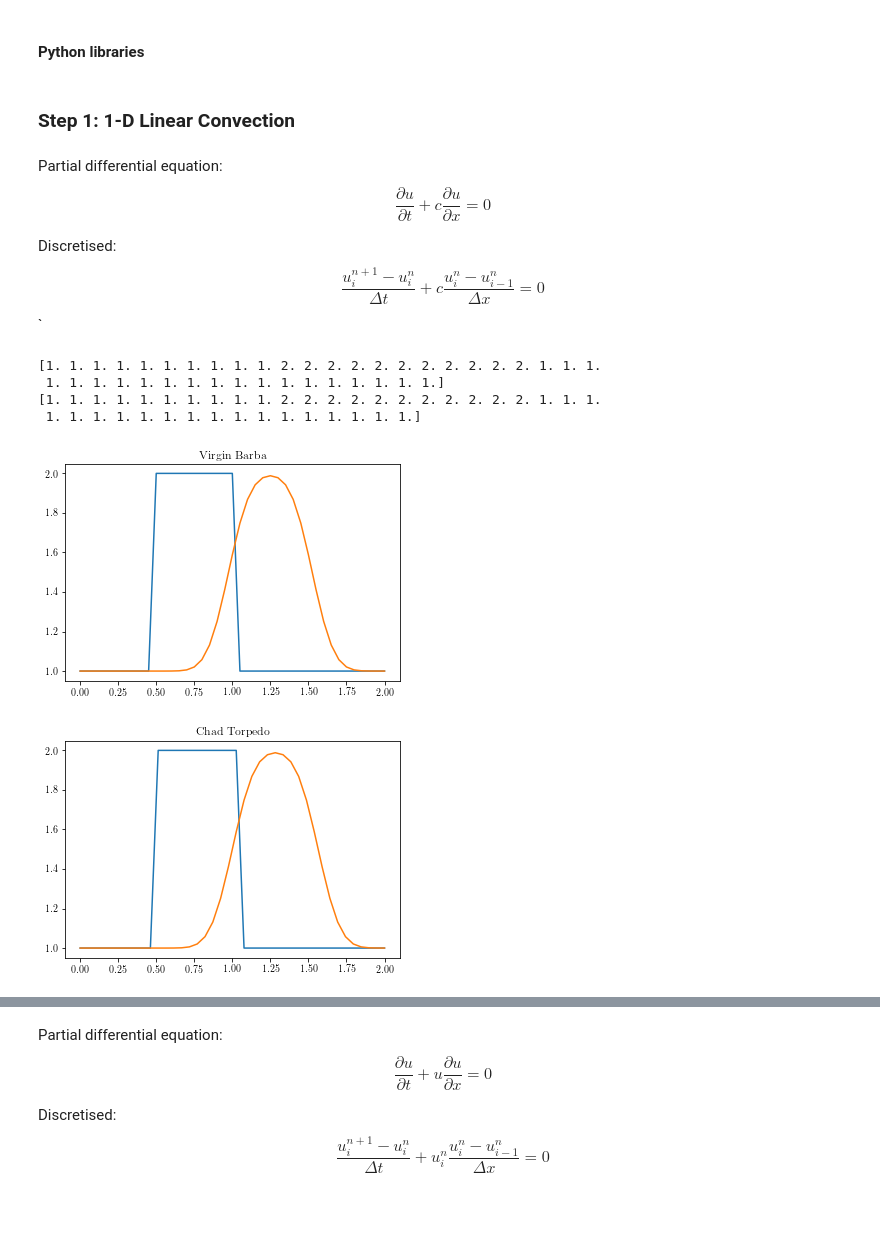
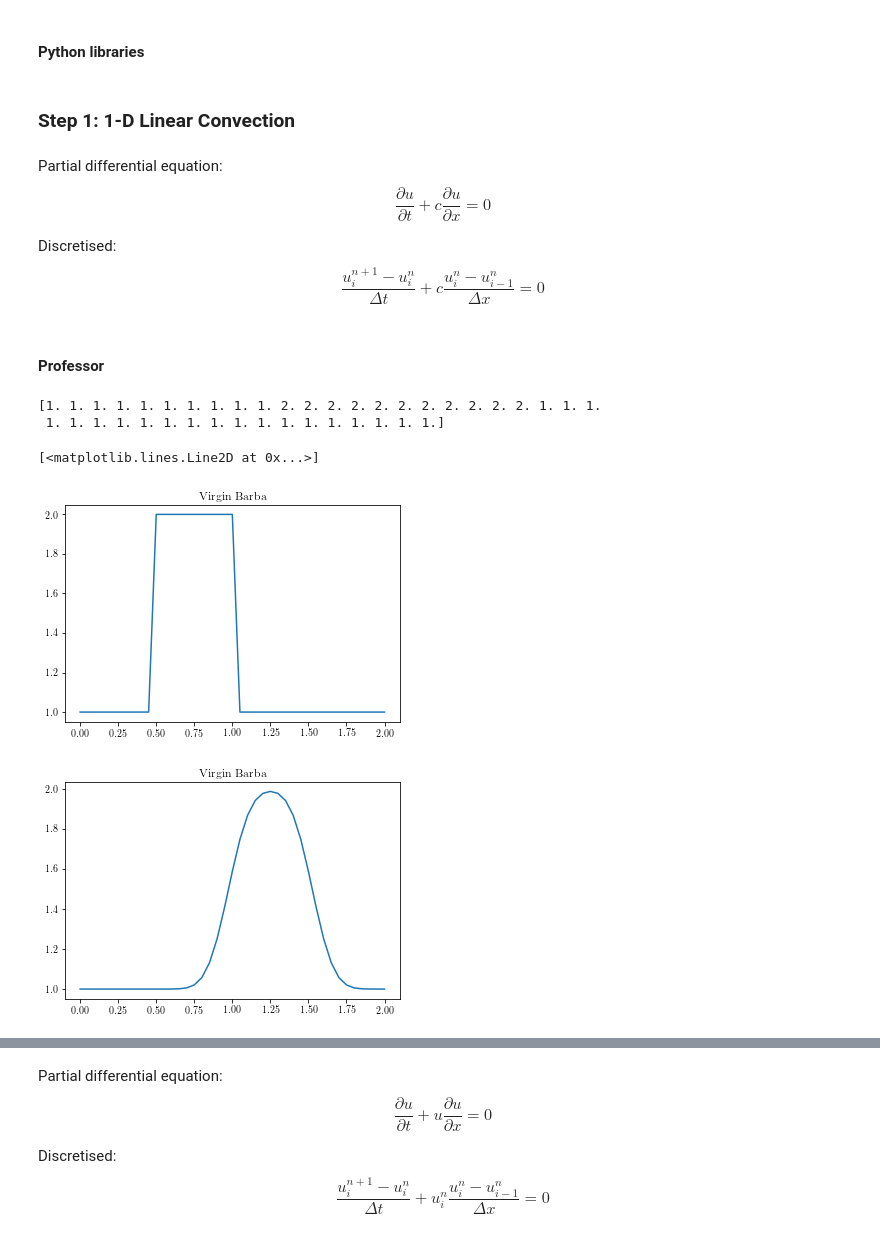
Before and after one commit to GodotMisogi/CFDCodes, a Jupyter notebook: CFDPython.ipynb, the cells around one changed output, grey strips where cells are left out. Cells and saved outputs as stored; diff of their text form; code cells hidden in the pictures; blank space fills up the shorter version.

```diff
--- a/CFDPython.ipynb
+++ b/CFDPython.ipynb
@@ -19,58 +19,39 @@ init_printing(use_latex=True)
 rc('font',**{'family':'serif'})
 rc('text', usetex=True)
 # %% [markdown]
-### Step 1: 1-D Linear Convection
+### **Step 1: 1-D Linear Convection**
 # %% [markdown]
 Partial differential equation: $$ \frac{\partial u}{\partial t} + c\frac{\partial u}{\partial x} = 0 $$
 
-Discretised: $$ \frac{u^{n+1}_i - u^n_i}{\Delta t} + c\frac{u^n_i - u^n_{i-1}}{\Delta x} = 0 $$`
+Discretised: $$ \frac{u^{n+1}_i - u^n_i}{\Delta t} + c\frac{u^n_i - u^n_{i-1}}{\Delta x} = 0 $$
+# %% [markdown]
+#### Professor
 # %%
-def linearconv(nx):
-    dx = 2.0/(nx-1)
-    nt = 20
-    dt = 0.025
-    c = 1.0
+nx = 41
+dx = 2.0/(nx-1)
+nt = 20
+dt = 0.025
+c = 1.0
 
-    u = numpy.ones(nx)
-    u[int (.5/dx): int(1/dx + 1)] = 2.0
-    print(u)
+u = numpy.ones(nx)
+u[int (.5/dx): int(1/dx + 1)] = 2.0
+print(u)
 
-    pyplot.figure(1)
-    pyplot.title('Virgin Barba')
-    pyplot.plot(numpy.linspace(0,2,nx), u)
+pyplot.figure(1)
+pyplot.title('Virgin Barba')
+pyplot.plot(numpy.linspace(0,2,nx), u)
 
-    for n in range(nt):
-        un = u.copy()
-        for i in range(1,nx):
-            u[i] = un[i] - c*dt/dx*(un[i] - un[i-1])
+for n in range(nt):
+    un = u.copy()
+    for i in range(1,nx):
+        u[i] = un[i] - c*dt/dx*(un[i] - un[i-1])
 
-    pyplot.plot(numpy.linspace(0,2,nx), u)
-
-linearconv(41)
-
-def linearConvection(nx):
-    dx = 2.0/nx
-    nt = 21
-    dt = 0.025
-    c = 1
-
-    u = numpy.ones((nt,nx))
-    u[0][int (.5/dx): int(1/dx +1)] = 2.0
-    print(u[0])
-
-    for n in range(nt-1):
-        for i in range(1,nx):
-            u[n+1][i] = u[n][i] - c*dt/dx*(u[n][i] - u[n][i-1])
-
-    pyplot.figure(2)
-    pyplot.title('Chad Torpedo')
-    pyplot.plot(numpy.linspace(0,2,nx), u[0], numpy.linspace(0,2,nx), u[nt-1])
-
-linearConvection(40)
+pyplot.figure(2)
+pyplot.title('Virgin Barba')
+pyplot.plot(numpy.linspace(0,2,nx), u)
 # %% [output]
 [1. 1. 1. 1. 1. 1. 1. 1. 1. 1. 2. 2. 2. 2. 2. 2. 2. 2. 2. 2. 2. 1. 1. 1.
  1. 1. 1. 1. 1. 1. 1. 1. 1. 1. 1. 1. 1. 1. 1. 1. 1.]
-[1. 1. 1. 1. 1. 1. 1. 1. 1. 1. 2. 2. 2. 2. 2. 2. 2. 2. 2. 2. 2. 1. 1. 1.
- 1. 1. 1. 1. 1. 1. 1. 1. 1. 1. 1. 1. 1. 1. 1. 1.]
+[<matplotlib.lines.Line2D at 0x...>]
-[figure, old version]
+[figure, new version]
-[figure, old version]
+[figure, new version]
```
Also changed, not shown: parts of 37 cells of this notebook.
